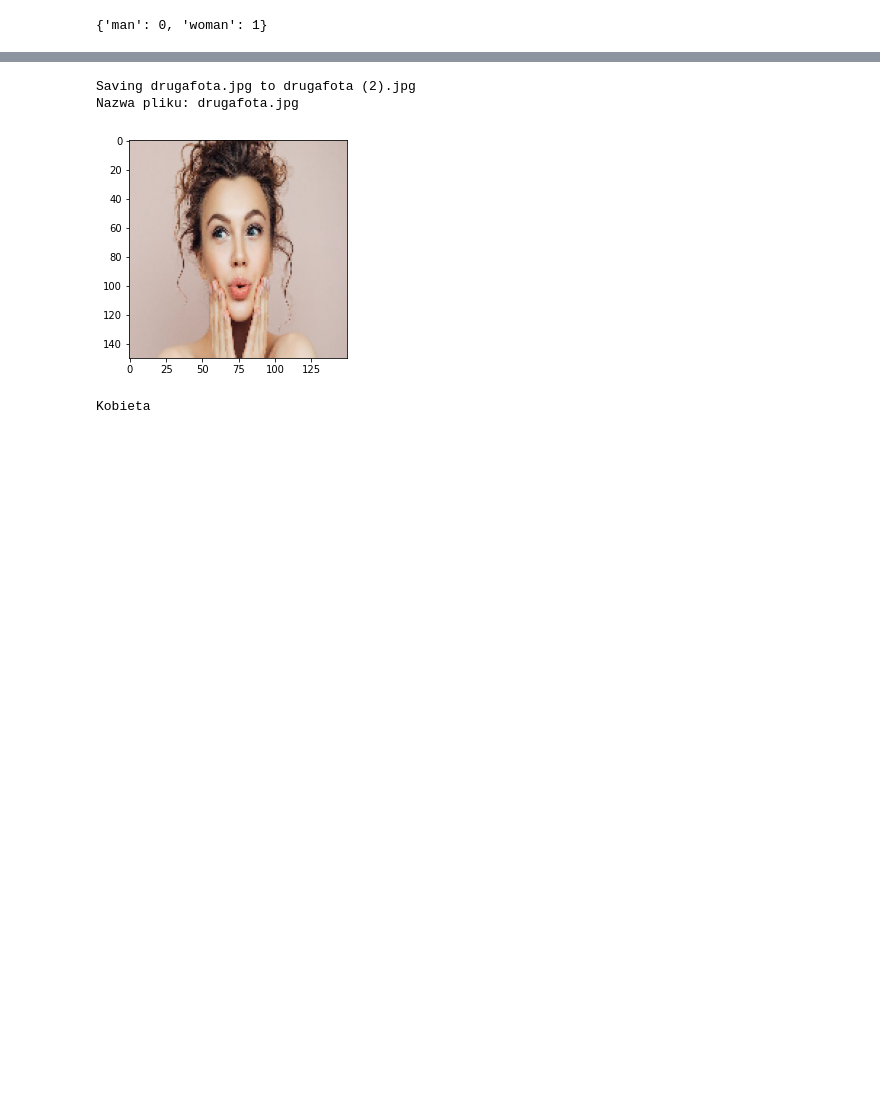
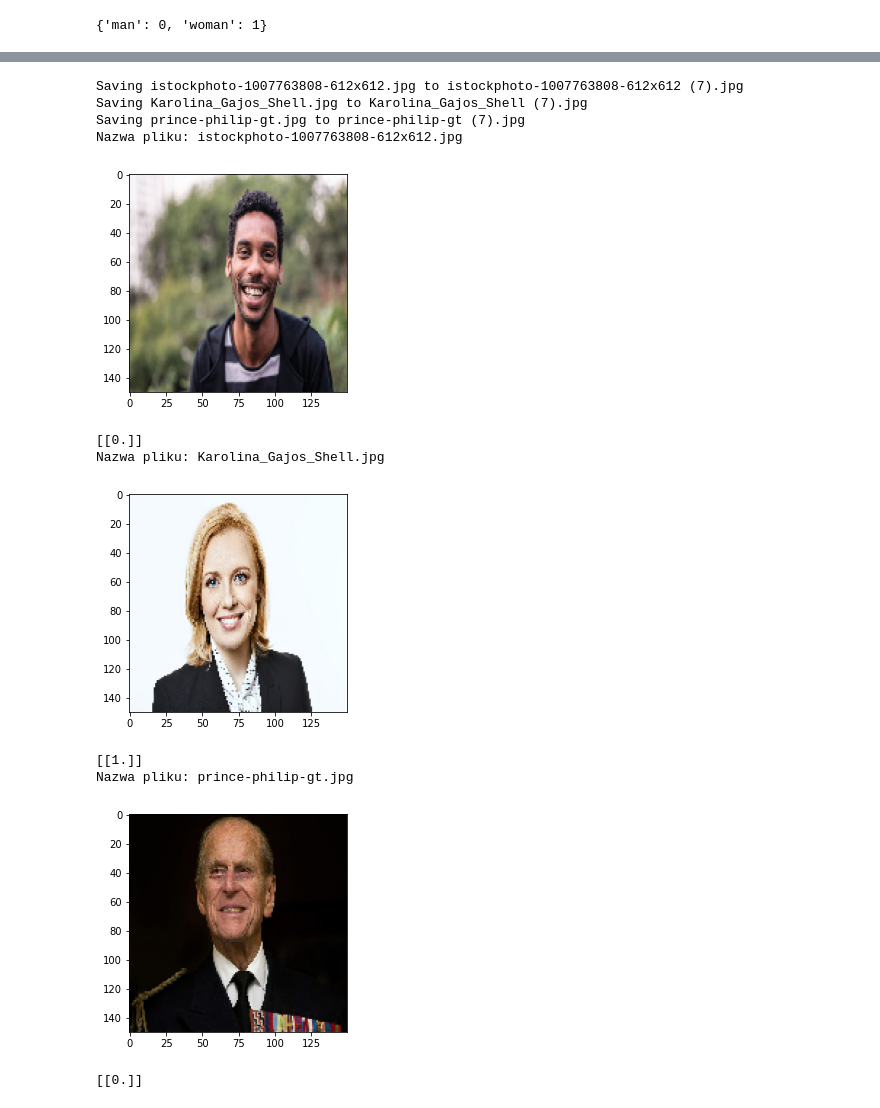
Before and after one commit to itrail/GenderRecognitionCNN, a Jupyter notebook: GenderRecognition.ipynb, the cells around one changed output, grey strips where cells are left out. Cells and saved outputs as stored; diff of their text form; code cells hidden in the pictures; blank space fills up the shorter version.

```diff
--- a/GenderRecognition.ipynb
+++ b/GenderRecognition.ipynb
@@ -60,15 +31,15 @@ train_male_dir = os.path.join(train_dir,'man')
 train_male_names = os.listdir(train_male_dir)
 train_female_names = os.listdir(train_female_dir)
 # %%
-#modyfikacja posiadanych danych tak by zyskać jeszcze więcej danych do uczenia oraz ustalenie lokalizacji poszczególnych danych do treningu, walidadcji i testu
+#modyfication of data
 
 train_datagen = ImageDataGenerator(rescale = 1./255, zoom_range = 0.2, rotation_range= 40, horizontal_flip= True)
 test_datagen = ImageDataGenerator(rescale = 1./255)
 validation_datagen = ImageDataGenerator(rescale = 1./255)
 
-train_generator = train_datagen.flow_from_directory(train_dir, target_size=(150,150), batch_size = 20, class_mode = 'binary')
-test_generator = test_datagen.flow_from_directory(test_dir, target_size=(150,150), batch_size = 20, class_mode = 'binary')
-valid_generator = validation_datagen.flow_from_directory(valid_dir, target_size=(150,150), batch_size = 20, class_mode = 'binary')
+train_generator = train_datagen.flow_from_directory(train_dir, target_size=(150,150), batch_size = 32, class_mode = 'binary')
+test_generator = test_datagen.flow_from_directory(test_dir, target_size=(150,150), batch_size = 32, class_mode = 'binary')
+valid_generator = validation_datagen.flow_from_directory(valid_dir, target_size=(150,150), batch_size = 32, class_mode = 'binary')
 # %% [output]
 Found 1600 images belonging to 2 classes.
 Found 340 images belonging to 2 classes.
@@ -132,0 +51,18 @@ model.compile(Adam(learning_rate=0.001), loss="binary_crossentropy", metrics=["a
+# %%
+model = Sequential()
+
+model.add(Conv2D(16, (3,3),  padding="SAME", activation="relu", input_shape=(150, 150, 3)))
+model.add(MaxPooling2D(pool_size=(2,2)))
+model.add(Dropout(0.5))
+
+model.add(Conv2D(32, (3,3), padding="SAME", activation="relu"))
+model.add(MaxPooling2D(pool_size=(2,2)))
+model.add(Dropout(0.5))
+
+model.add(Conv2D(64, (3,3), padding="SAME", activation="relu"))
+model.add(MaxPooling2D(pool_size=(2,2)))
+
+model.add(Flatten())
+model.add(Dense(256, activation="relu"))
+model.add(Dense(1, activation="sigmoid"))
+model.summary()
@@ -133,5 +91,5 @@ model.compile(Adam(learning_rate=0.001), loss="binary_crossentropy", metrics=["a
 # %%
-#rozpoczęcie procesu uczenia neuronów w 40 cyklach(epokach) z wykorzystaniem danych walidacyjnych
+#training of neural network
 
-history = model.fit(train_generator, epochs= 40, validation_data= valid_generator)
+history = model.fit(train_generator, epochs= 30, validation_data= valid_generator)
 # %% [output]
@@ -185,27 +143,32 @@ Test loss: 0.19936881959438324, Test accuracy: 0.929411768913269
 # %%
-#próba działania sieci na zdjęciach z dysku użytkownika
+#trying a neural network in photos from the user's disk
 
 from google.colab import files
 from keras.preprocessing import image
 uploaded = files.upload()
 for fname in uploaded.keys():
   img_path = "/content/"+fname
   img = image.load_img(img_path, target_size=(150, 150))
   images = image.img_to_array(img)
   images = np.expand_dims(images, axis=0)
   prediction = model.predict(images)
   print("Nazwa pliku: " + fname)
   plt.imshow(img, cmap="gray")
 
   plt.show()
-  if prediction == 0:
-    print("Facet")
-  else:
-    print("Kobieta")
+  print(prediction)
 # %% [output]
 [interactive output not drawn]
-Saving drugafota.jpg to drugafota (2).jpg
-Nazwa pliku: drugafota.jpg
+Saving istockphoto-1007763808-612x612.jpg to istockphoto-1007763808-612x612 (7).jpg
+Saving Karolina_Gajos_Shell.jpg to Karolina_Gajos_Shell (7).jpg
+Saving prince-philip-gt.jpg to prince-philip-gt (7).jpg
+Nazwa pliku: istockphoto-1007763808-612x612.jpg
-[figure, old version]
+[figure, new version]
-Kobieta
+[[0.]]
+Nazwa pliku: Karolina_Gajos_Shell.jpg
+[figure, added]
+[[1.]]
+Nazwa pliku: prince-philip-gt.jpg
+[figure, added]
+[[0.]]
 # %%
```
Also changed, not shown: parts of 15 cells of this notebook.
